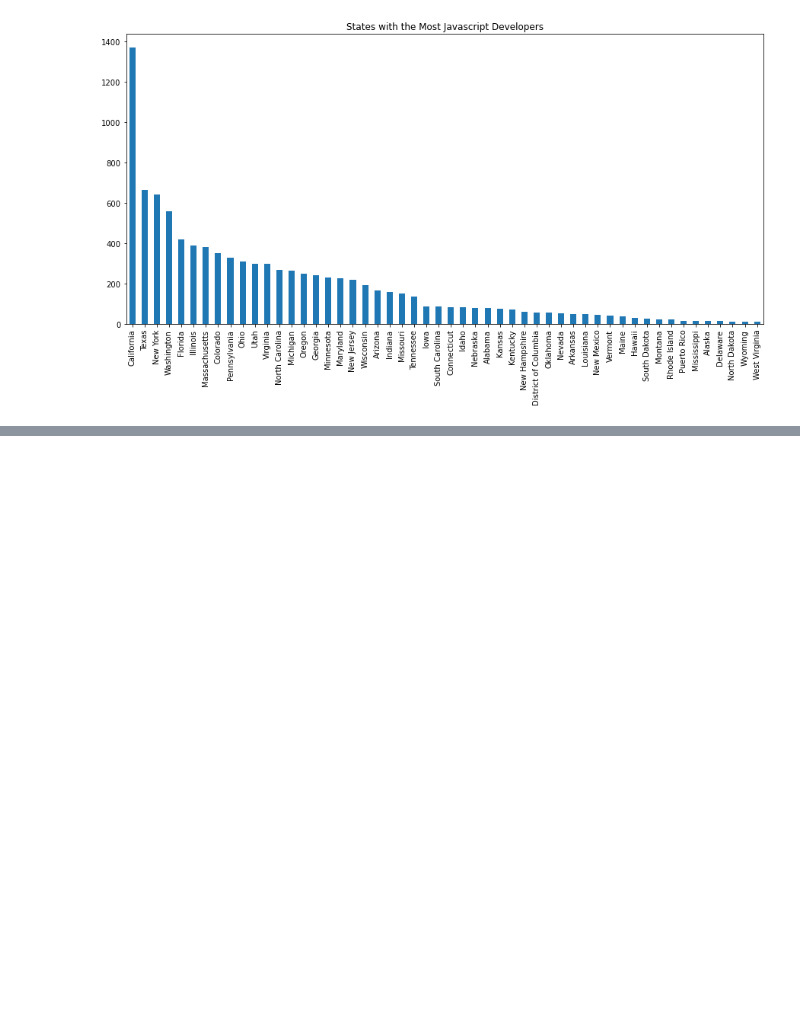
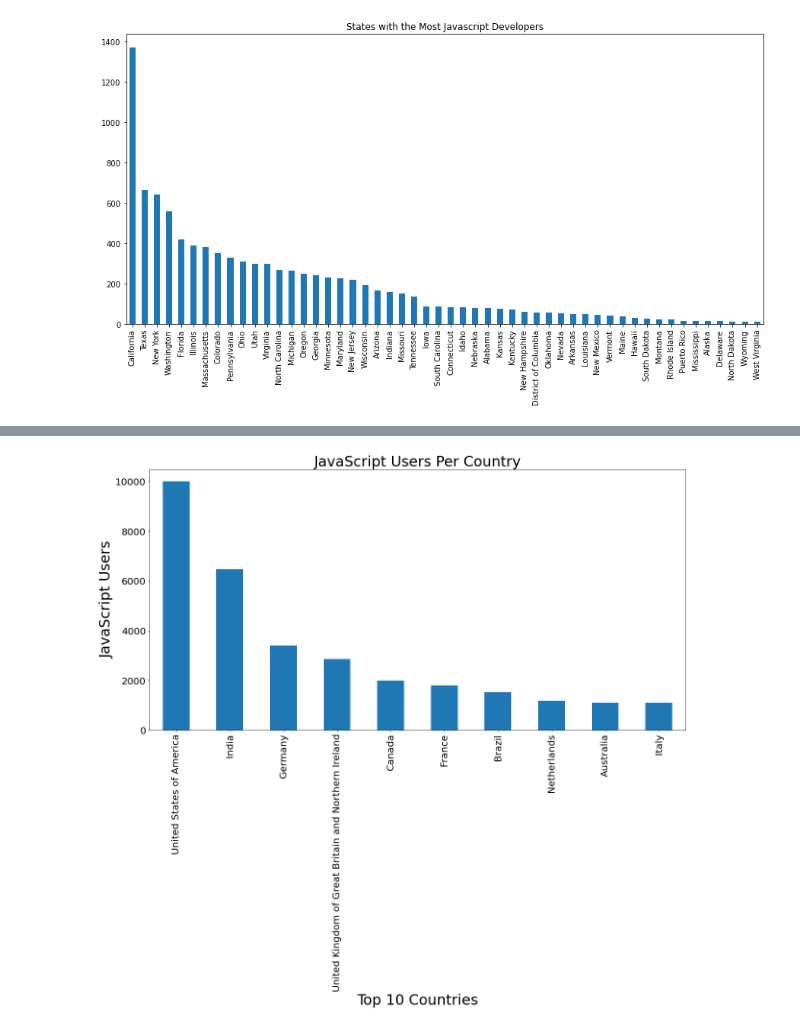
Before and after one commit to Stencoss/DataDrivenDevelopers, a Jupyter notebook: project_1.ipynb, the cells around one changed output, grey strips where cells are left out. Drawn from its saved outputs; the diff is of its cells as text; code cells hidden in the pictures; blank space fills up the shorter version.

```diff
--- a/project_1.ipynb
+++ b/project_1.ipynb
@@ -168,0 +268,5 @@ js_states['US_State'].value_counts().sort_values(ascending=False).plot(kind = 'b
+# %%
+
+js_country = find_js_df['Country'].value_counts()
+
+js_country.head(10)
@@ -168,0 +285,15 @@ js_states['US_State'].value_counts().sort_values(ascending=False).plot(kind = 'b
+# %%
+js_country.head(10).plot(kind="bar", figsize=(20,10))
+
+
+
+plt.title("JavaScript Users Per Country", fontsize = 30)
+plt.xlabel('Top 10 Countries',fontsize = 30)
+plt.ylabel('JavaScript Users', fontsize = 30)
+plt.xticks(fontsize=20)
+plt.yticks(fontsize=20)
+
+
+plt.show()
+# %% [output]
+[figure, added]
```
Also changed, not shown: parts of 8 cells of this notebook.
